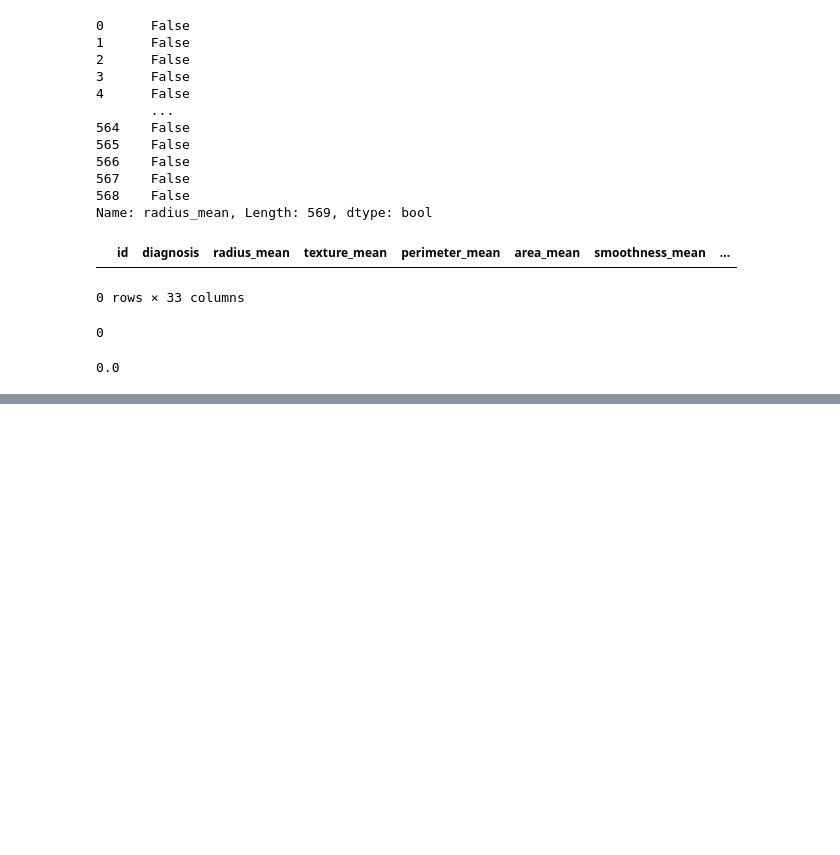
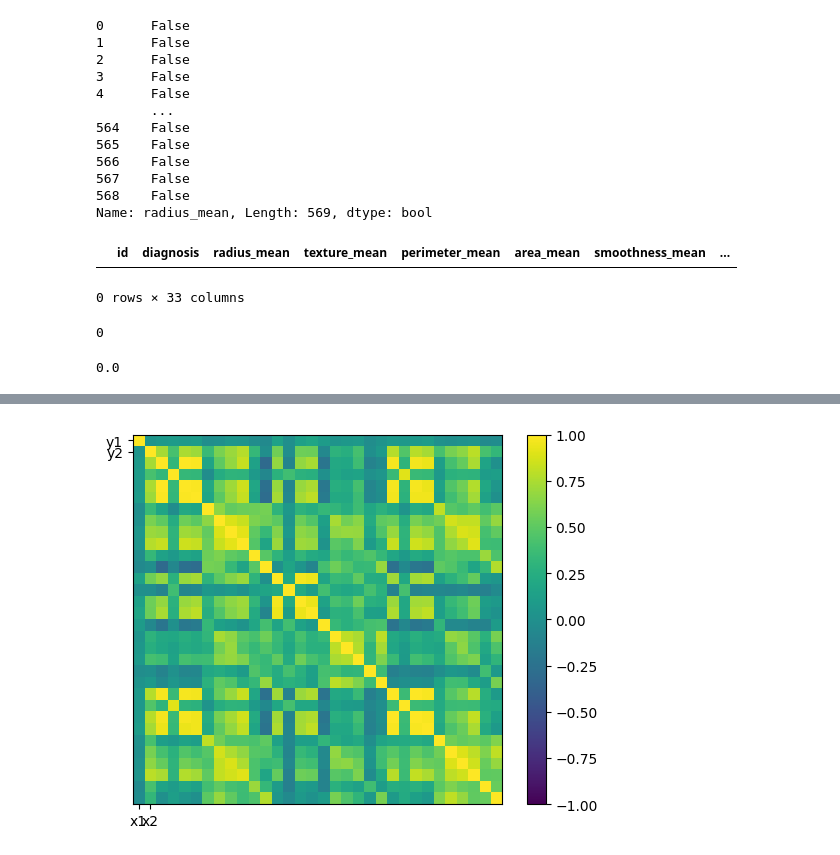
Before and after one commit to nelsonbeas33/AprendizajeAutomaticoFCFM, a Jupyter notebook: tarea2/tarea2.ipynb, the cells around one changed output, grey strips where cells are left out. Cells and saved outputs as stored; diff of their text form; code cells hidden in the pictures; blank space fills up the shorter version.

```diff
--- a/tarea2/tarea2.ipynb
+++ b/tarea2/tarea2.ipynb
@@ -172,0 +276,18 @@ df_pm10_dropna = dataSub.dropna()
+# %%
+data[data['diagnosis'] == "B"] = 0
+# %%
+data = data.drop('Unnamed: 32', axis=1)
+# %%
+data['diagnosis'] = data['diagnosis'].map({'M': 1, 'B': 0})
+# %%
+_corr = data.corr()
+# %%
+plt.figure()
+plt.imshow(_corr)
+plt.xticks(ticks=[0, 1], labels=['x1', 'x2'])
+plt.yticks(ticks=[0, 1], labels=['y1', 'y2'])
+plt.clim(vmin = -1, vmax = 1)
+plt.colorbar()
+plt.show()
+# %% [output]
+[figure, added]
```
Also changed, not shown: parts of 14 cells of this notebook.
